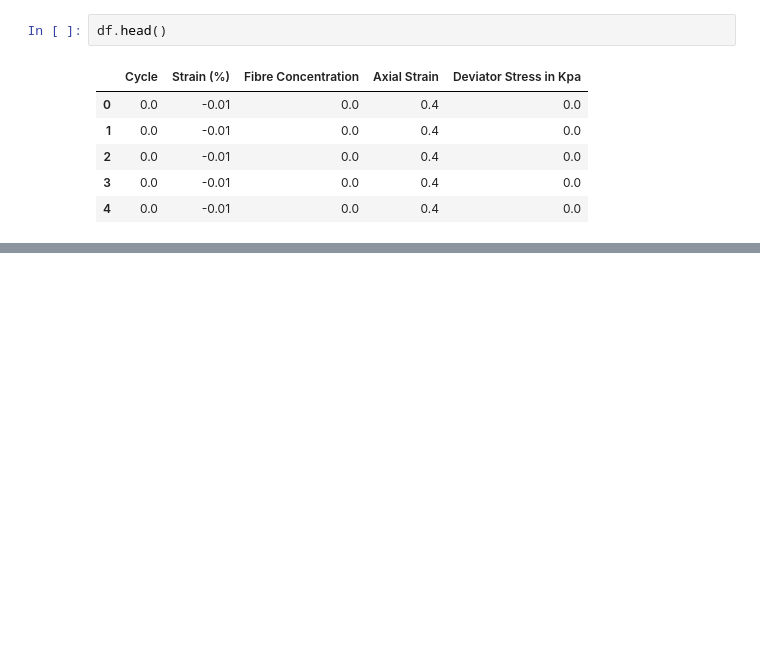
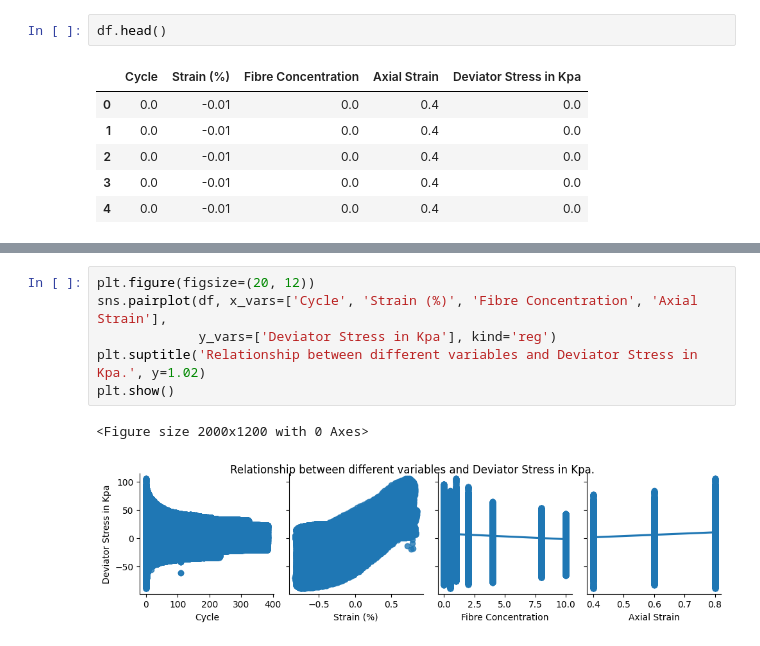
Before and after one commit to CODER-AsHuToSh/UnderGraduate_Project, a Jupyter notebook: UG_Project_Part_2.ipynb, the cells around one changed output, grey strips where cells are left out. Saved outputs shown, nothing was run; the diff lists cells and outputs as text; blank space fills up the shorter version.

```diff
--- a/UG_Project_Part_2.ipynb
+++ b/UG_Project_Part_2.ipynb
@@ -84,0 +125,9 @@ df.head()
+# %%
+plt.figure(figsize=(20, 12))
+sns.pairplot(df, x_vars=['Cycle', 'Strain (%)', 'Fibre Concentration', 'Axial Strain'],
+             y_vars=['Deviator Stress in Kpa'], kind='reg')
+plt.suptitle('Relationship between different variables and Deviator Stress in Kpa.', y=1.02)
+plt.show()
+# %% [output]
+<Figure size 2000x1200 with 0 Axes>
+[figure, added]
```
Also changed, not shown: parts of 41 cells of this notebook.
